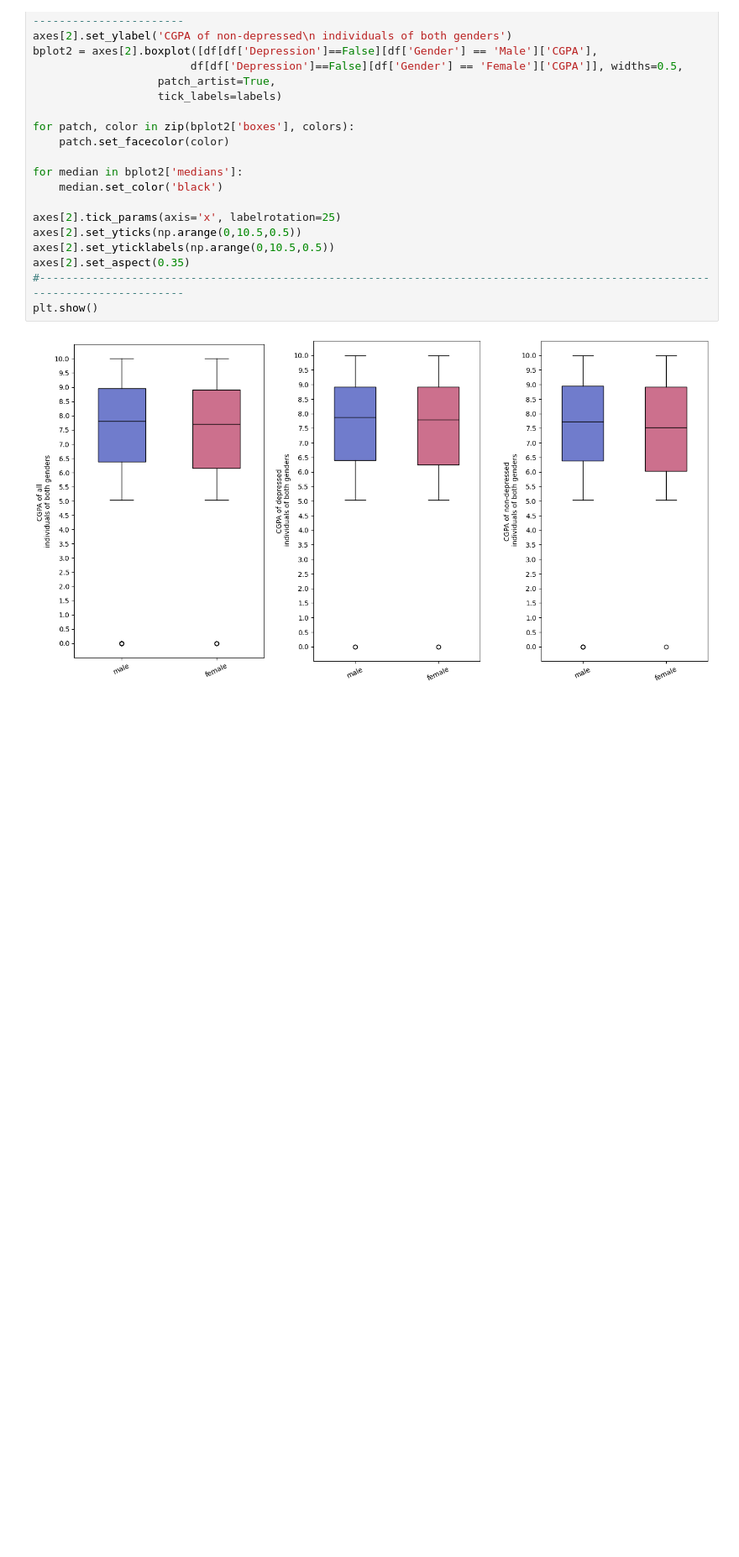
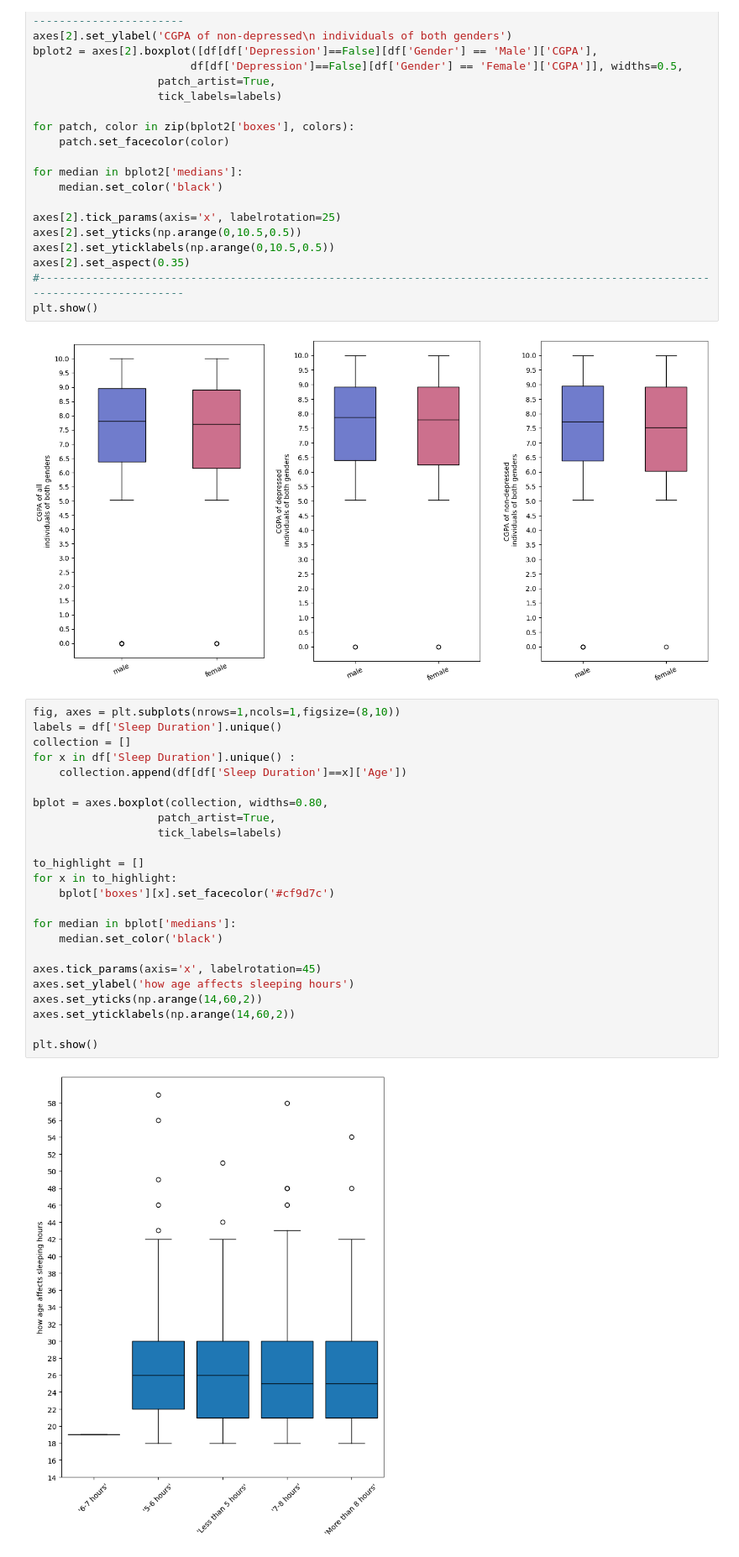
Before and after one commit to gagankumar2488/student_depression_data_analysis, a Jupyter notebook: analysis/analysis_process.ipynb, the cells around one changed output. Shown: that part at 84% size. Drawn from its saved outputs; the diff is of its cells as text; blank space fills up the shorter version.

```diff
--- a/analysis/analysis_process.ipynb
+++ b/analysis/analysis_process.ipynb
@@ -369,3 +371,29 @@ axes[2].set_aspect(0.35)
 plt.show()
 # %% [output]
 [figure]
+# %%
+fig, axes = plt.subplots(nrows=1,ncols=1,figsize=(8,10))
+labels = df['Sleep Duration'].unique()
+collection = []
+for x in df['Sleep Duration'].unique() :
+    collection.append(df[df['Sleep Duration']==x]['Age'])
+
+bplot = axes.boxplot(collection, widths=0.80,
+                   patch_artist=True,
+                   tick_labels=labels)
+
+to_highlight = []
+for x in to_highlight:
+    bplot['boxes'][x].set_facecolor('#cf9d7c')
+
+for median in bplot['medians']:
+    median.set_color('black')
+
+axes.tick_params(axis='x', labelrotation=45)
+axes.set_ylabel('how age affects sleeping hours')
+axes.set_yticks(np.arange(14,60,2))
+axes.set_yticklabels(np.arange(14,60,2))
+
+plt.show()
+# %% [output]
+[figure, added]
```
Also changed, not shown: parts of 3 cells of this notebook.
